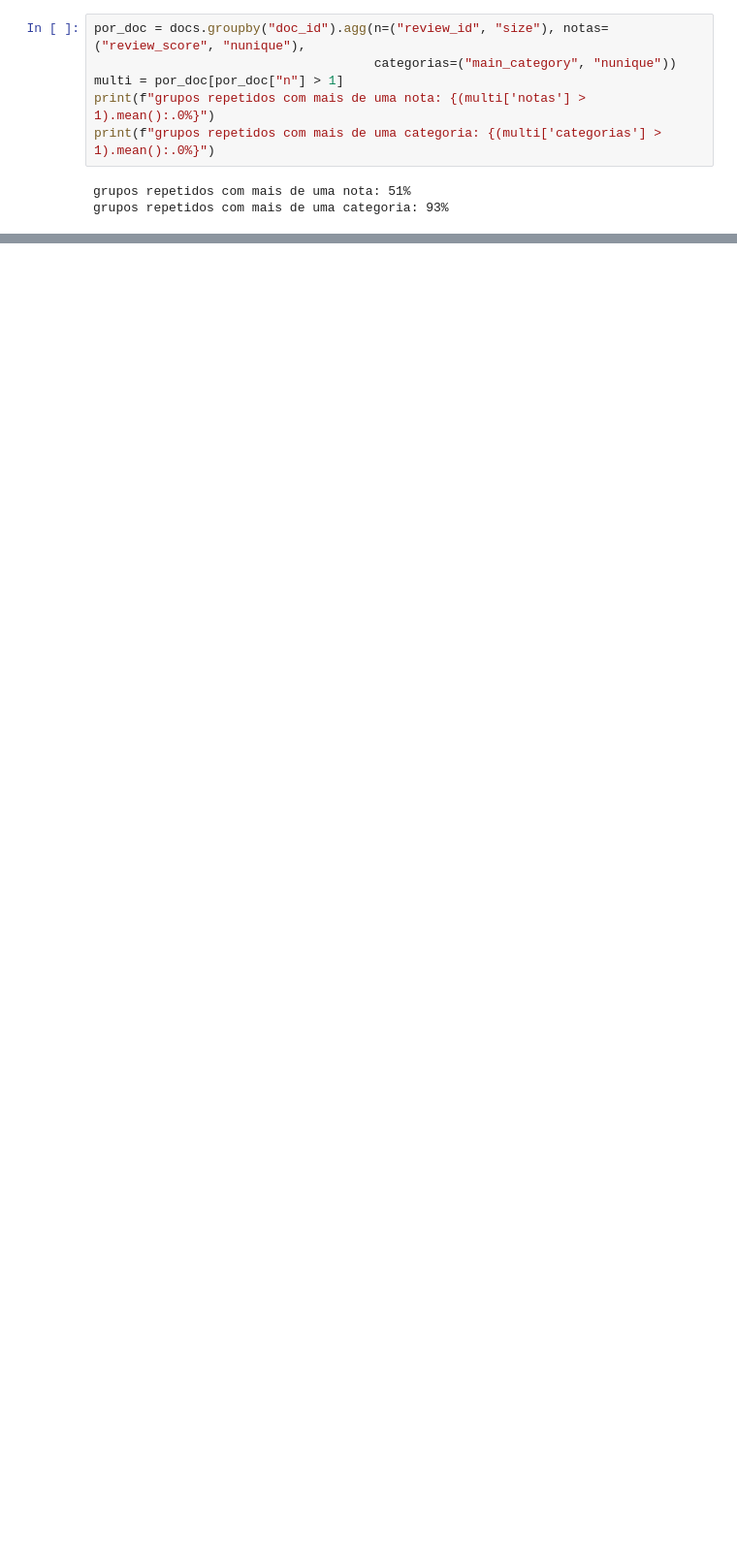
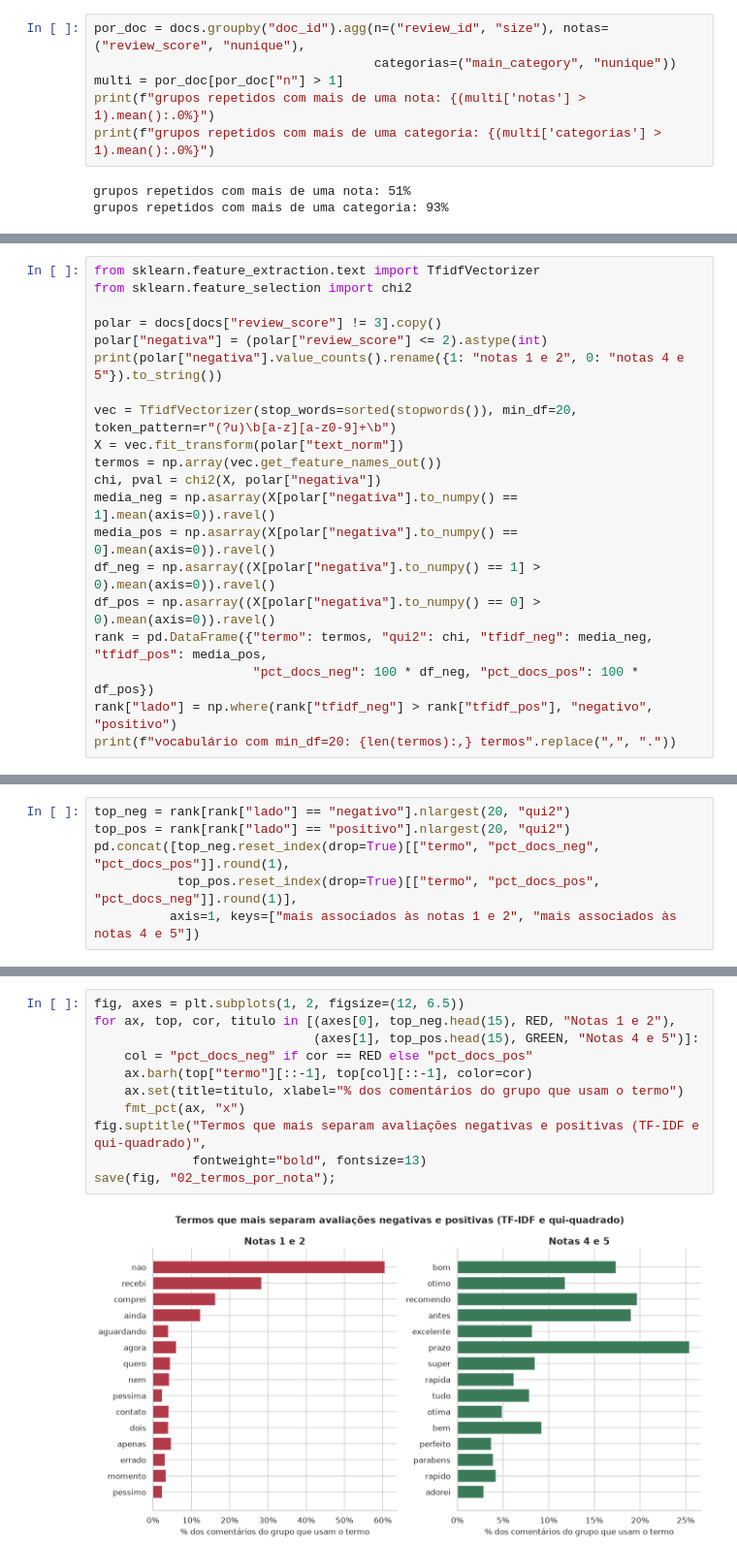
Before and after one commit to guillecosme/fiap-ai-scientist-tech-challenge-fase-04, a Jupyter notebook: notebooks/02_eda_textual.ipynb, the cells around one changed output, grey strips where cells are left out. Shown at 97% size. Saved outputs shown, nothing was run; the diff lists cells and outputs as text; blank space fills up the shorter version.

Commit message:
termos discriminativos por nota com tf-idf

```diff
--- a/notebooks/02_eda_textual.ipynb
+++ b/notebooks/02_eda_textual.ipynb
@@ -219,0 +222,20 @@ Os termos que separam notas baixas e altas vêm na próxima etapa deste notebook
+# %%
+from sklearn.feature_extraction.text import TfidfVectorizer
+from sklearn.feature_selection import chi2
+
+polar = docs[docs["review_score"] != 3].copy()
+polar["negativa"] = (polar["review_score"] <= 2).astype(int)
+print(polar["negativa"].value_counts().rename({1: "notas 1 e 2", 0: "notas 4 e 5"}).to_string())
+
+vec = TfidfVectorizer(stop_words=sorted(stopwords()), min_df=20, token_pattern=r"(?u)\b[a-z][a-z0-9]+\b")
+X = vec.fit_transform(polar["text_norm"])
+termos = np.array(vec.get_feature_names_out())
+chi, pval = chi2(X, polar["negativa"])
+media_neg = np.asarray(X[polar["negativa"].to_numpy() == 1].mean(axis=0)).ravel()
+media_pos = np.asarray(X[polar["negativa"].to_numpy() == 0].mean(axis=0)).ravel()
+df_neg = np.asarray((X[polar["negativa"].to_numpy() == 1] > 0).mean(axis=0)).ravel()
+df_pos = np.asarray((X[polar["negativa"].to_numpy() == 0] > 0).mean(axis=0)).ravel()
+rank = pd.DataFrame({"termo": termos, "qui2": chi, "tfidf_neg": media_neg, "tfidf_pos": media_pos,
+                     "pct_docs_neg": 100 * df_neg, "pct_docs_pos": 100 * df_pos})
+rank["lado"] = np.where(rank["tfidf_neg"] > rank["tfidf_pos"], "negativo", "positivo")
+print(f"vocabulário com min_df=20: {len(termos):,} termos".replace(",", "."))
@@ -219,0 +247,6 @@ Os termos que separam notas baixas e altas vêm na próxima etapa deste notebook
+# %%
+top_neg = rank[rank["lado"] == "negativo"].nlargest(20, "qui2")
+top_pos = rank[rank["lado"] == "positivo"].nlargest(20, "qui2")
+pd.concat([top_neg.reset_index(drop=True)[["termo", "pct_docs_neg", "pct_docs_pos"]].round(1),
+           top_pos.reset_index(drop=True)[["termo", "pct_docs_pos", "pct_docs_neg"]].round(1)],
+          axis=1, keys=["mais associados às notas 1 e 2", "mais associados às notas 4 e 5"])
@@ -219,0 +272,13 @@ Os termos que separam notas baixas e altas vêm na próxima etapa deste notebook
+# %%
+fig, axes = plt.subplots(1, 2, figsize=(12, 6.5))
+for ax, top, cor, titulo in [(axes[0], top_neg.head(15), RED, "Notas 1 e 2"),
+                             (axes[1], top_pos.head(15), GREEN, "Notas 4 e 5")]:
+    col = "pct_docs_neg" if cor == RED else "pct_docs_pos"
+    ax.barh(top["termo"][::-1], top[col][::-1], color=cor)
+    ax.set(title=titulo, xlabel="% dos comentários do grupo que usam o termo")
+    fmt_pct(ax, "x")
+fig.suptitle("Termos que mais separam avaliações negativas e positivas (TF-IDF e qui-quadrado)",
+             fontweight="bold", fontsize=13)
+save(fig, "02_termos_por_nota");
+# %% [output]
+[figure, added]
```
Also changed, not shown: parts of 5 cells of this notebook, 1 other file.
